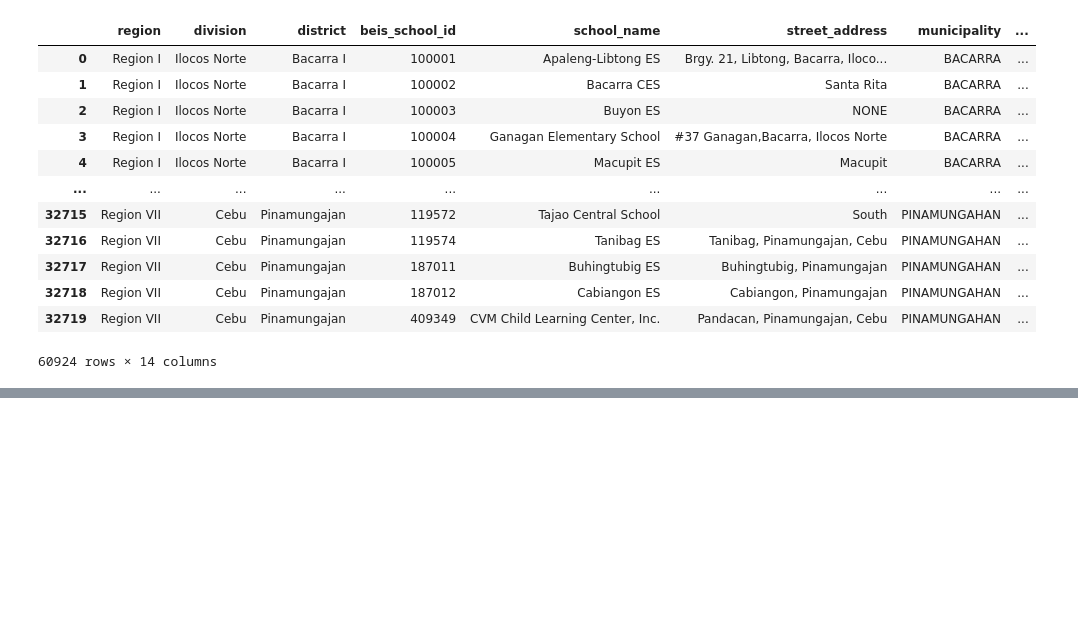
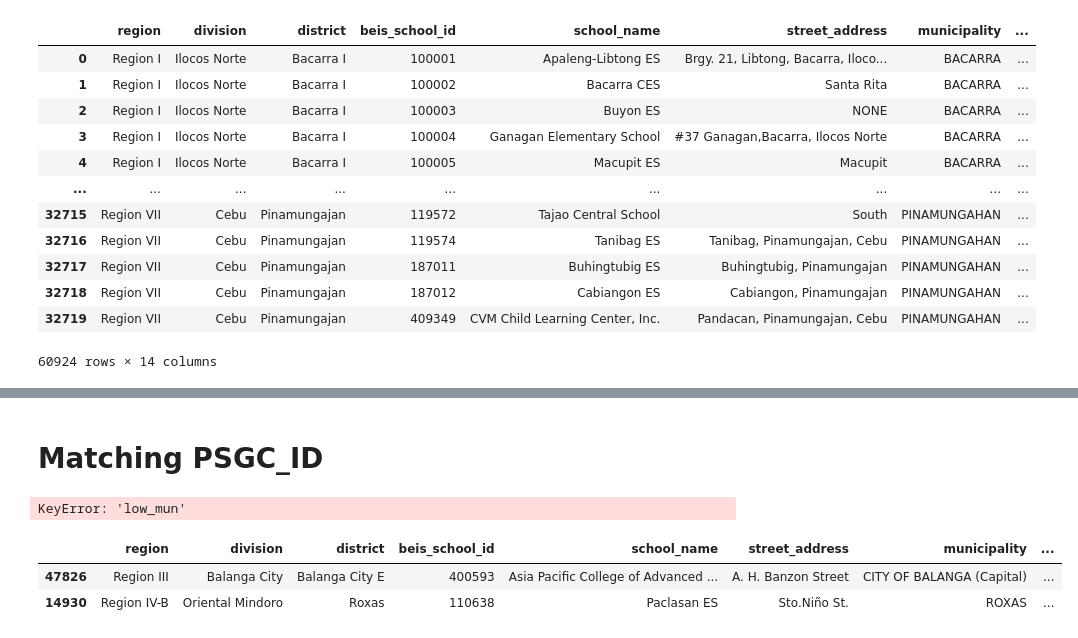
Before and after one commit to bendlikeabamboo/pap-datalab, a Jupyter notebook: notebooks/fuzzymatch.ipynb, the cells around one changed output, grey strips where cells are left out. Saved outputs shown, nothing was run; the diff lists cells and outputs as text; code cells hidden in the pictures; blank space fills up the shorter version.

```diff
--- a/notebooks/fuzzymatch.ipynb
+++ b/notebooks/fuzzymatch.ipynb
@@ -699,0 +692,2 @@ ValueError: Cannot mask with non-boolean array containing NA / NaN values
+# %% [markdown]
+# Matching PSGC_ID
@@ -699,0 +732,29 @@ ValueError: Cannot mask with non-boolean array containing NA / NaN values
+# %%
+edf["low_mun"] = edf["municipality"].str.lower()
+edf["low_bar"] = edf["barangay"].str.lower()
+edf["low_dis"] = edf["district"].str.lower()
+edf["low_div"] = edf["division"].str.lower()
+edf["low_reg"] = edf["region"].str.lower()
+
+key_candidates = [
+    "low_mun",
+    "low_dis",
+    "low_div",
+    "low_reg",
+    "low_bar",
+]
+# %%
+for key in key_candidates:
+    edf["c_" + key] = edf[key].apply(cleanerjim)
+
+edf.sample(2)
+# %% [output]
+KeyError: 'low_mun'
+# %%
+edf["00mb"] = edf["c_low_mun"] + edf["c_low_bar"]
+# %%
+edf.sample(2)
+# %% [output]
+|  | region | division | district | beis_school_id | school_name | street_address | municipality | ... |
+| 47826 | Region III | Balanga City | Balanga City E | 400593 | Asia Pacific College of Advanced ... | A. H. Banzon Street | CITY OF BALANGA (Capital) | ... |
+| 14930 | Region IV-B | Oriental Mindoro | Roxas | 110638 | Paclasan ES | Sto.Niño St. | ROXAS | ... |
```
Also changed, not shown: parts of 42 cells of this notebook, 2 other files.
